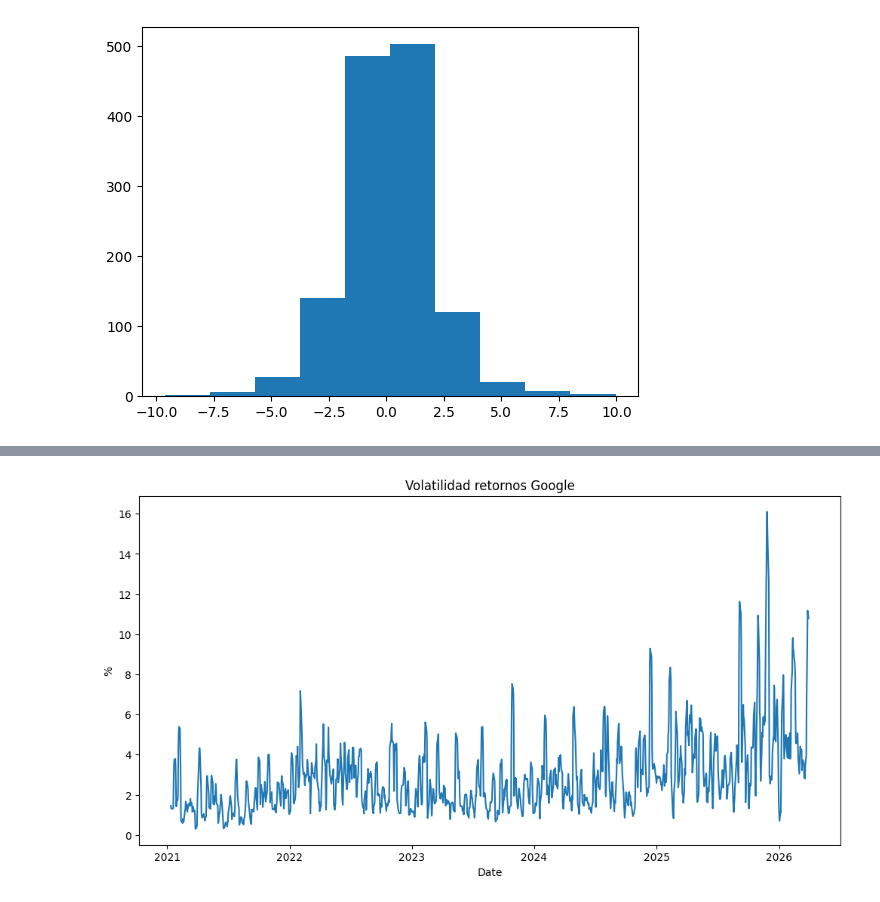
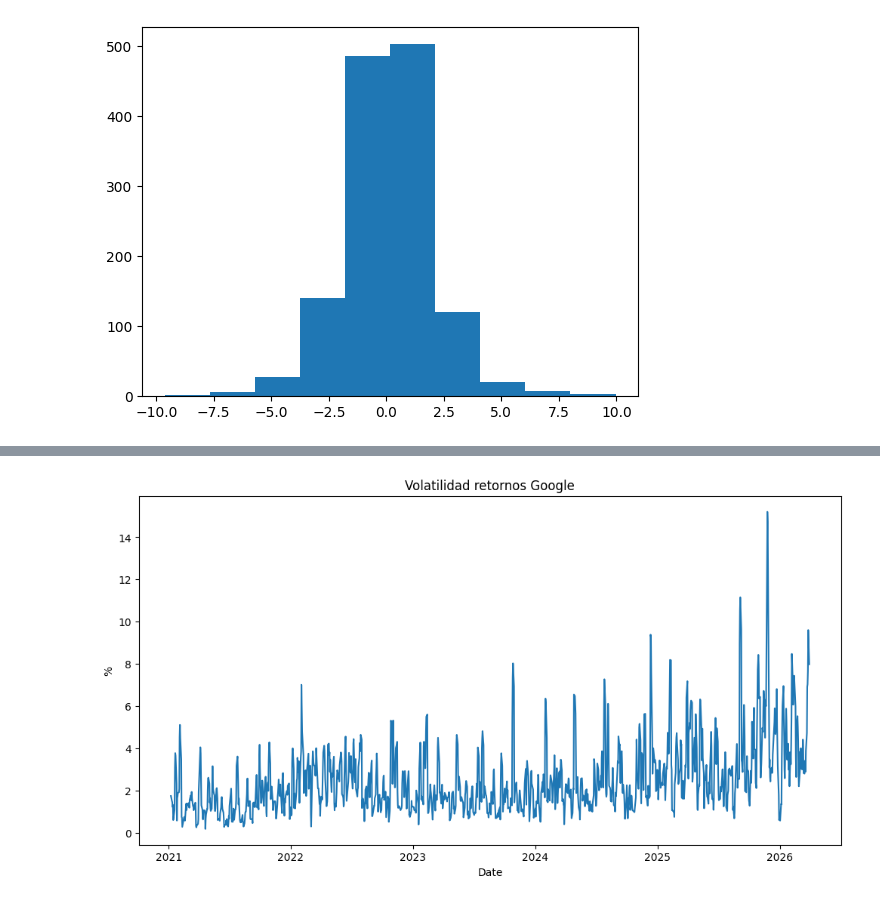
Before and after one commit to fersalme/regresion-lineal-series-tiempo, a Jupyter notebook: 06-modelos-GARCH/01-ejercicios-ARCH-GARCH-Python.ipynb, the cells around one changed output, grey strips where cells are left out. Cells and saved outputs as stored; diff of their text form; code cells hidden in the pictures.

```diff
--- a/06-modelos-GARCH/01-ejercicios-ARCH-GARCH-Python.ipynb
+++ b/06-modelos-GARCH/01-ejercicios-ARCH-GARCH-Python.ipynb
@@ -101,14 +97,14 @@ PRUEBA DE ESTACIONARIEDAD
 # %%
 # Estimar de volatilidad Inspección visual de std móvil
 # ventana semanal
-ventana = 7
-varianza_movil = pd.Series(price_google).rolling(ventana).std()
+ventana = 5
+varianza_movil = price_google.rolling(ventana).std()
 
 fig, ax = plt.subplots(figsize=(12, 6))
 ax.plot(varianza_movil.index, varianza_movil)
 ax.set_title('Volatilidad retornos Google')
 ax.set_xlabel('Date')
 ax.set_ylabel('%')
 plt.show()
 # %% [output]
-[figure, old version]
+[figure, new version]
```
Also changed, not shown: parts of 17 cells of this notebook, 8 other files.
